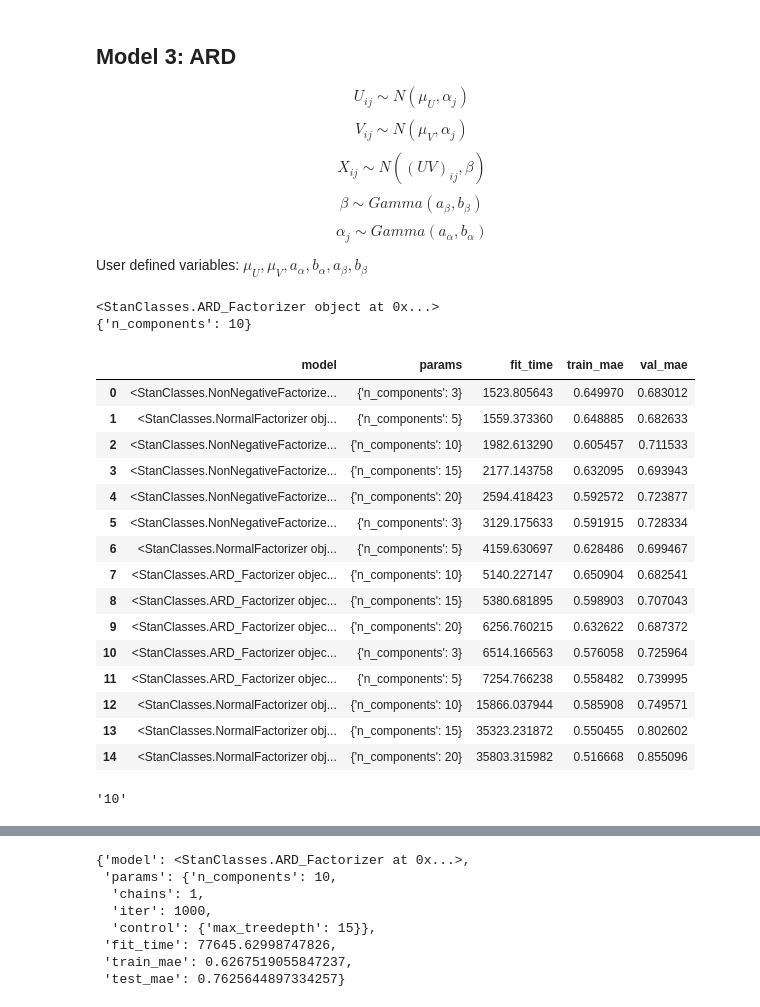
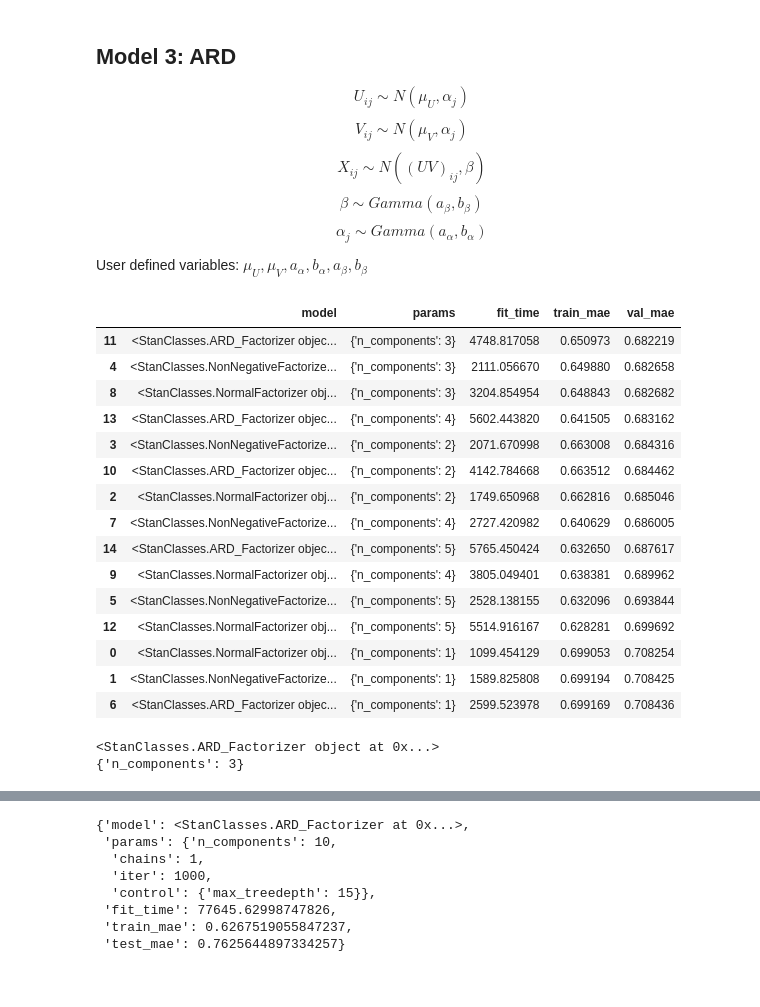
Before and after one commit to Napam/INF367A, a Jupyter notebook: Projects/Project2/StanProject.ipynb, the cells around one changed output, grey strips where cells are left out. Saved outputs shown, nothing was run; the diff lists cells and outputs as text; code cells hidden in the pictures.

```diff
--- a/Projects/Project2/StanProject.ipynb
+++ b/Projects/Project2/StanProject.ipynb
@@ -121,8 +121,27 @@ t0 = time()
 # )
 evaltime = time()-t0
 # %%
-df_hist = pd.read_pickle('histpickle_withmodels3.pkl')
+df_hist = pd.read_pickle('histpickle_withmodels5.pkl')
 df_hist.sort_values('val_mae', inplace=True)
+# %%
+df_hist
+# %% [output]
+|  | model | params | fit_time | train_mae | val_mae |
+| 11 | <StanClasses.ARD_Factorizer objec... | {'n_components': 3} | 4748.817058 | 0.650973 | 0.682219 |
+| 4 | <StanClasses.NonNegativeFactorize... | {'n_components': 3} | 2111.056670 | 0.649880 | 0.682658 |
+| 8 | <StanClasses.NormalFactorizer obj... | {'n_components': 3} | 3204.854954 | 0.648843 | 0.682682 |
+| 13 | <StanClasses.ARD_Factorizer objec... | {'n_components': 4} | 5602.443820 | 0.641505 | 0.683162 |
+| 3 | <StanClasses.NonNegativeFactorize... | {'n_components': 2} | 2071.670998 | 0.663008 | 0.684316 |
+| 10 | <StanClasses.ARD_Factorizer objec... | {'n_components': 2} | 4142.784668 | 0.663512 | 0.684462 |
+| 2 | <StanClasses.NormalFactorizer obj... | {'n_components': 2} | 1749.650968 | 0.662816 | 0.685046 |
+| 7 | <StanClasses.NonNegativeFactorize... | {'n_components': 4} | 2727.420982 | 0.640629 | 0.686005 |
+| 14 | <StanClasses.ARD_Factorizer objec... | {'n_components': 5} | 5765.450424 | 0.632650 | 0.687617 |
+| 9 | <StanClasses.NormalFactorizer obj... | {'n_components': 4} | 3805.049401 | 0.638381 | 0.689962 |
+| 5 | <StanClasses.NonNegativeFactorize... | {'n_components': 5} | 2528.138155 | 0.632096 | 0.693844 |
+| 12 | <StanClasses.NormalFactorizer obj... | {'n_components': 5} | 5514.916167 | 0.628281 | 0.699692 |
+| 0 | <StanClasses.NormalFactorizer obj... | {'n_components': 1} | 1099.454129 | 0.699053 | 0.708254 |
+| 1 | <StanClasses.NonNegativeFactorize... | {'n_components': 1} | 1589.825808 | 0.699194 | 0.708425 |
+| 6 | <StanClasses.ARD_Factorizer objec... | {'n_components': 1} | 2599.523978 | 0.699169 | 0.708436 |
 # %%
 best_model = df_hist['model'].values[0]
 best_params = df_hist['params'].values[0].copy()
@@ -131,30 +150,7 @@ print(best_model)
 print(best_params)
 # %% [output]
 <StanClasses.ARD_Factorizer object at 0x...>
-{'n_components': 10}
+{'n_components': 3}
-# %%
-df_hist.sort_index()
-# %% [output]
-|  | model | params | fit_time | train_mae | val_mae |
-| 0 | <StanClasses.NonNegativeFactorize... | {'n_components': 3} | 1523.805643 | 0.649970 | 0.683012 |
-| 1 | <StanClasses.NormalFactorizer obj... | {'n_components': 5} | 1559.373360 | 0.648885 | 0.682633 |
-| 2 | <StanClasses.NonNegativeFactorize... | {'n_components': 10} | 1982.613290 | 0.605457 | 0.711533 |
-| 3 | <StanClasses.NonNegativeFactorize... | {'n_components': 15} | 2177.143758 | 0.632095 | 0.693943 |
-| 4 | <StanClasses.NonNegativeFactorize... | {'n_components': 20} | 2594.418423 | 0.592572 | 0.723877 |
-| 5 | <StanClasses.NonNegativeFactorize... | {'n_components': 3} | 3129.175633 | 0.591915 | 0.728334 |
-| 6 | <StanClasses.NormalFactorizer obj... | {'n_components': 5} | 4159.630697 | 0.628486 | 0.699467 |
-| 7 | <StanClasses.ARD_Factorizer objec... | {'n_components': 10} | 5140.227147 | 0.650904 | 0.682541 |
-| 8 | <StanClasses.ARD_Factorizer objec... | {'n_components': 15} | 5380.681895 | 0.598903 | 0.707043 |
-| 9 | <StanClasses.ARD_Factorizer objec... | {'n_components': 20} | 6256.760215 | 0.632622 | 0.687372 |
-| 10 | <StanClasses.ARD_Factorizer objec... | {'n_components': 3} | 6514.166563 | 0.576058 | 0.725964 |
-| 11 | <StanClasses.ARD_Factorizer objec... | {'n_components': 5} | 7254.766238 | 0.558482 | 0.739995 |
-| 12 | <StanClasses.NormalFactorizer obj... | {'n_components': 10} | 15866.037944 | 0.585908 | 0.749571 |
-| 13 | <StanClasses.NormalFactorizer obj... | {'n_components': 15} | 35323.231872 | 0.550455 | 0.802602 |
-| 14 | <StanClasses.NormalFactorizer obj... | {'n_components': 20} | 35803.315982 | 0.516668 | 0.855096 |
-# %%
-re.findall('\d+', "{'n_components': 10}")[0]
-# %% [output]
-'10'
 # %%
 df_latex.sort_values('val_mae')
 # %% [output]
```
Also changed, not shown: parts of 19 cells of this notebook, 10 other files.
